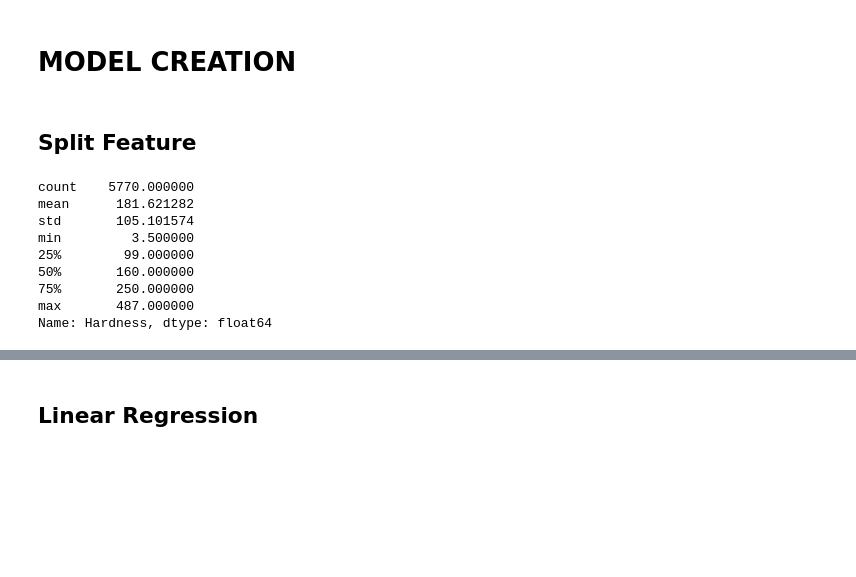
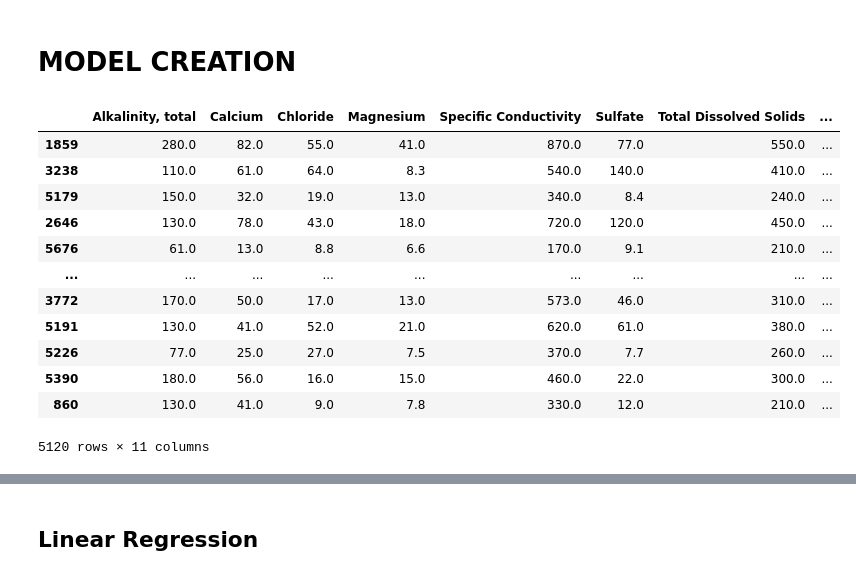
Before and after one commit to evelynnn04/CompfestDSA, a Jupyter notebook: MED_CompfestDSA.ipynb, the cells around one changed output, grey strips where cells are left out. Cells and saved outputs as stored; diff of their text form; code cells hidden in the pictures; blank space fills up the shorter version.

```diff
--- a/MED_CompfestDSA.ipynb
+++ b/MED_CompfestDSA.ipynb
@@ -187,0 +214,2 @@ plt.show()
+# %%
+final_feat = correlation_matrix.loc[abs(correlation_matrix["Hardness"]) > 0.5]["Hardness"].index.tolist()
@@ -187,0 +231,2 @@ plt.show()
+# %%
+clean_train_df = clean_train_df[final_feat]
@@ -188,4 +260,2 @@ plt.show()
 # %% [markdown]
 # MODEL CREATION
-# %% [markdown]
-## Split Feature
@@ -197,12 +262,28 @@ X_train, X_val, y_train, y_val = train_test_split(X, y, train_size=0.8, random_s
-# %%
-y.describe()
-# %% [output]
-count    5770.000000
-mean      181.621282
-std       105.101574
-min         3.500000
-25%        99.000000
-50%       160.000000
-75%       250.000000
-max       487.000000
-Name: Hardness, dtype: float64
+# %%
+ori_df = train_df.copy()
+feat_eng(ori_df)
+# %%
+X_ori = ori_df[X.columns]
+y_ori = ori_df['Hardness']
+
+# from sklearn.decomposition import PCA
+# pca = PCA(n_components=2)
+# X_ori_pca = pca.fit_transform(X_ori)
+
+X_ori_train, X_ori_val, y_ori_train, y_ori_val = train_test_split(X_ori, y_ori, train_size=0.8, random_state=42)
+# %%
+X_ori_train
+# %% [output]
+|  | Alkalinity, total | Calcium | Chloride | Magnesium | Specific Conductivity | Sulfate | Total Dissolved Solids | ... |
+| 1859 | 280.0 | 82.0 | 55.0 | 41.0 | 870.0 | 77.0 | 550.0 | ... |
+| 3238 | 110.0 | 61.0 | 64.0 | 8.3 | 540.0 | 140.0 | 410.0 | ... |
+| 5179 | 150.0 | 32.0 | 19.0 | 13.0 | 340.0 | 8.4 | 240.0 | ... |
+| 2646 | 130.0 | 78.0 | 43.0 | 18.0 | 720.0 | 120.0 | 450.0 | ... |
+| 5676 | 61.0 | 13.0 | 8.8 | 6.6 | 170.0 | 9.1 | 210.0 | ... |
+| ... | ... | ... | ... | ... | ... | ... | ... | ... |
+| 3772 | 170.0 | 50.0 | 17.0 | 13.0 | 573.0 | 46.0 | 310.0 | ... |
+| 5191 | 130.0 | 41.0 | 52.0 | 21.0 | 620.0 | 61.0 | 380.0 | ... |
+| 5226 | 77.0 | 25.0 | 27.0 | 7.5 | 370.0 | 7.7 | 260.0 | ... |
+| 5390 | 180.0 | 56.0 | 16.0 | 15.0 | 460.0 | 22.0 | 300.0 | ... |
+| 860 | 130.0 | 41.0 | 9.0 | 7.8 | 330.0 | 12.0 | 210.0 | ... |
+5120 rows × 11 columns
```
Also changed, not shown: parts of 95 cells of this notebook, 24 other files.
